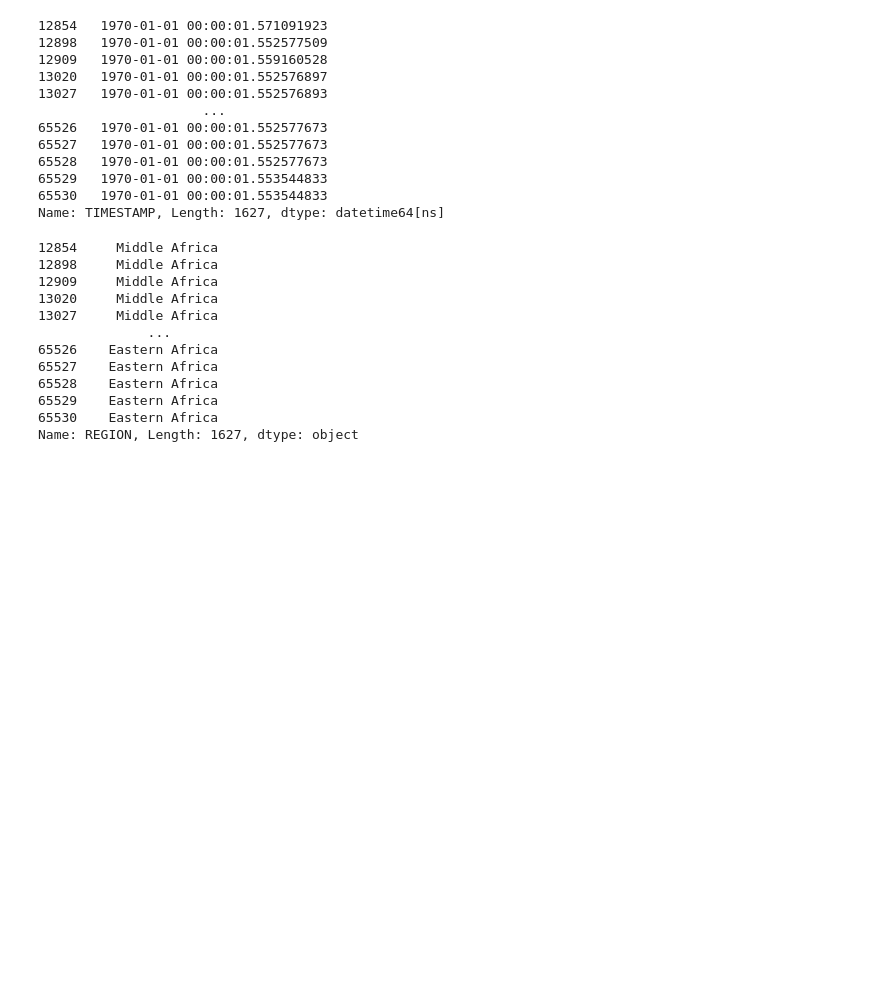
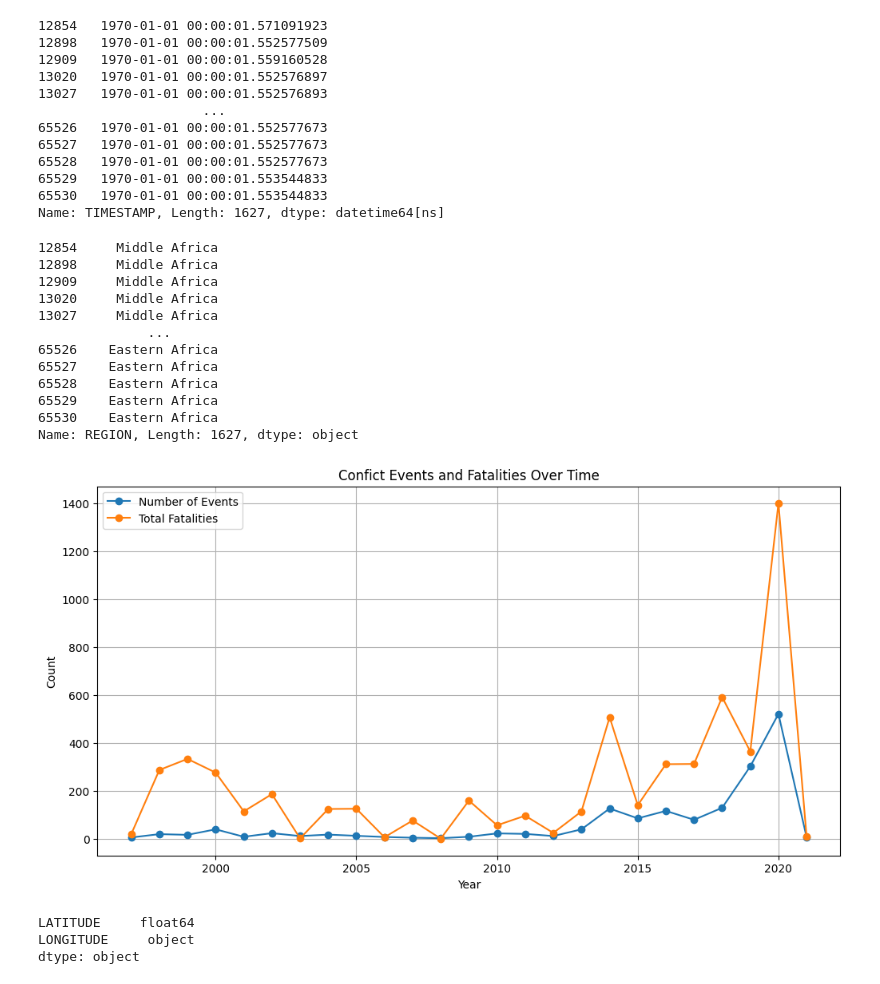
Before and after one commit to WambuiGichuru/365DaysOfCode, a Jupyter notebook: week3/Africa_Conflicts.ipynb, the cells around one changed output. Cells and saved outputs as stored; diff of their text form; code cells hidden in the pictures; blank space fills up the shorter version.

Commit message:
time series and geospatial analysis of the data

```diff
--- a/week3/Africa_Conflicts.ipynb
+++ b/week3/Africa_Conflicts.ipynb
@@ -153,3 +153,30 @@ df['REGION']
 65529    Eastern Africa
 65530    Eastern Africa
 Name: REGION, Length: 1627, dtype: object
+# %%
+#Time series analysis
+import pandas as pd
+import matplotlib.pyplot as plt
+
+# Grouping by year
+events_by_year = df.groupby('YEAR').size()
+fatalities_by_year = df.groupby('YEAR')['FATALITIES'].sum()
+
+#plotting the events and fatalities over time
+plt.figure(figsize=(12,6))
+plt.plot(events_by_year.index, events_by_year.values, label='Number of Events', marker='o')
+plt.plot(fatalities_by_year.index, fatalities_by_year.values, label='Total Fatalities', marker='o')
+plt.title('Confict Events and Fatalities Over Time')
+plt.xlabel('Year')
+plt.ylabel('Count')
+plt.legend()
+plt.grid()
+plt.show()
+# %% [output]
+[figure, added]
+# %%
+print(df[['LATITUDE','LONGITUDE']].dtypes)
+# %% [output]
+LATITUDE     float64
+LONGITUDE     object
+dtype: object
```
Also changed, not shown: parts of 2 cells of this notebook, 1 other file.
